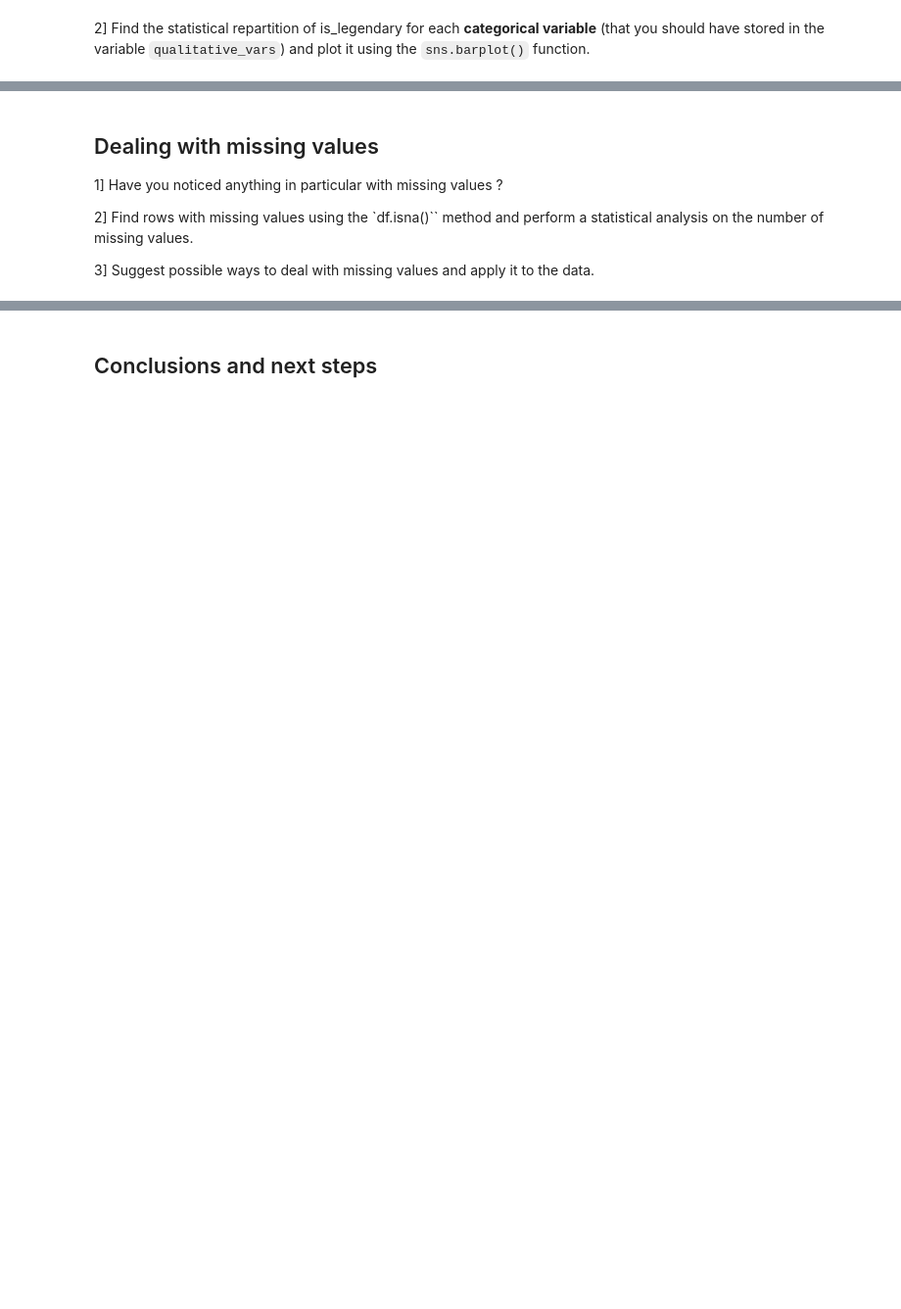
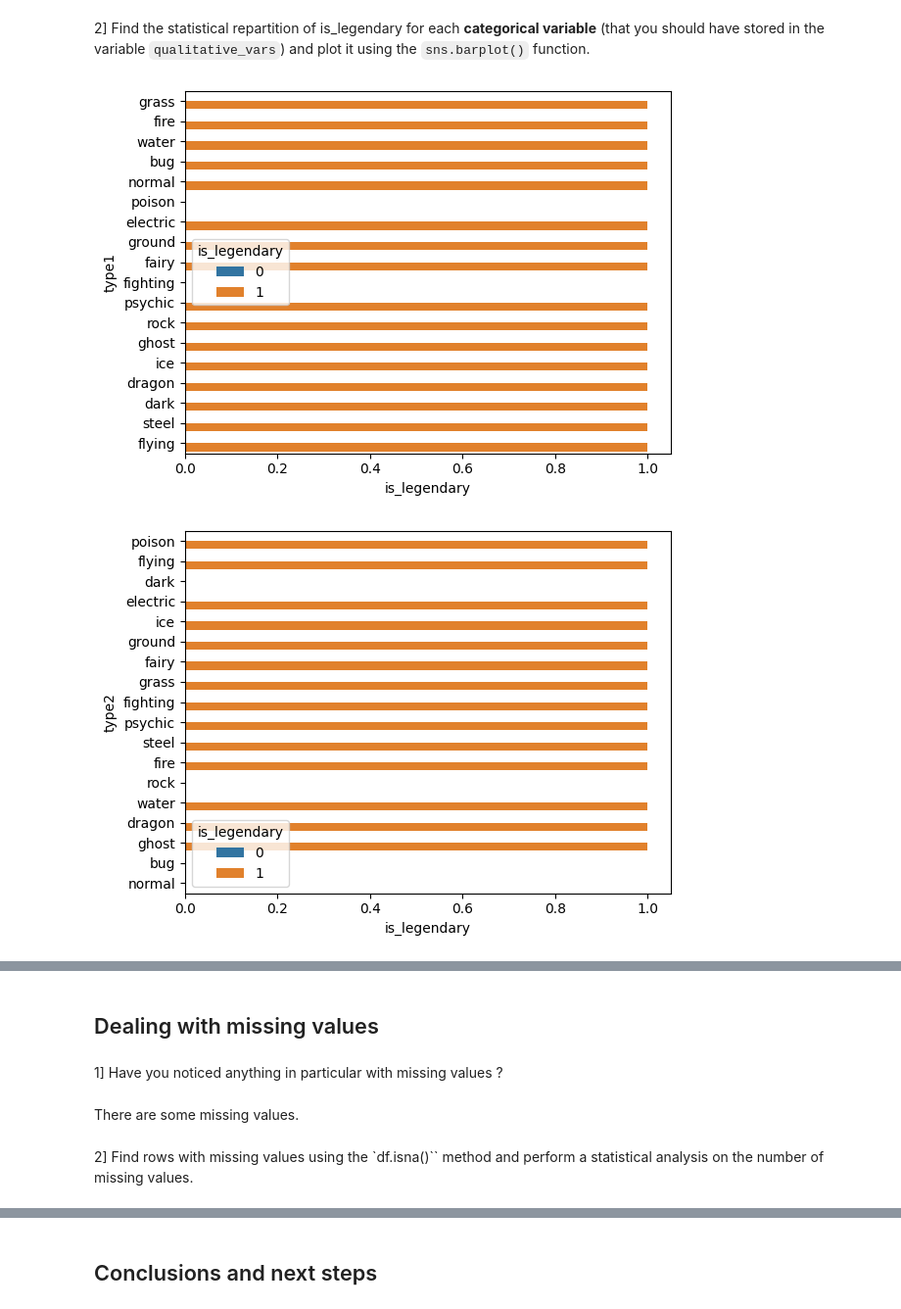
Before and after one commit to SphRbtHyk/miashs_introduction_ml, a Jupyter notebook: lab2/lab2_data_analysis.ipynb, the cells around one changed output, grey strips where cells are left out. Shown at 98% size. Saved outputs shown, nothing was run; the diff lists cells and outputs as text; code cells hidden in the pictures; blank space fills up the shorter version.

```diff
--- a/lab2/lab2_data_analysis.ipynb
+++ b/lab2/lab2_data_analysis.ipynb
@@ -139,2 +270,11 @@ The goal of our study is to **predict the target is_legendary**, so we need to a
 # %% [markdown]
 2] Find the statistical repartition of is_legendary for each **categorical variable** (that you should have stored in the variable `qualitative_vars`) and plot it using the `sns.barplot()` function.
+# %%
+for var in qualitative_vars:
+    # Drop abilities and classification as there are too many values for proper analysis
+    if var not in ["abilities", "classfication"]:
+        sns.barplot(y=df[var], x=target, hue=target, errorbar=('ci', False))
+        plt.show()
+# %% [output]
+[figure, added]
+[figure, added]
@@ -141,8 +282,8 @@ The goal of our study is to **predict the target is_legendary**, so we need to a
 # %% [markdown]
 ## Dealing with missing values
-
-1] Have you noticed anything in particular with missing values ?
-
-2] Find rows with missing values using the `df.isna()`` method and perform a statistical analysis on the number of missing values.
-
-3] Suggest possible ways to deal with missing values and apply it to the data.
+# %% [markdown]
+1] Have you noticed anything in particular with missing values ?
+# %% [markdown]
+There are some missing values.
+# %% [markdown]
+2] Find rows with missing values using the `df.isna()`` method and perform a statistical analysis on the number of missing values.
```
Also changed, not shown: parts of 25 cells of this notebook.
